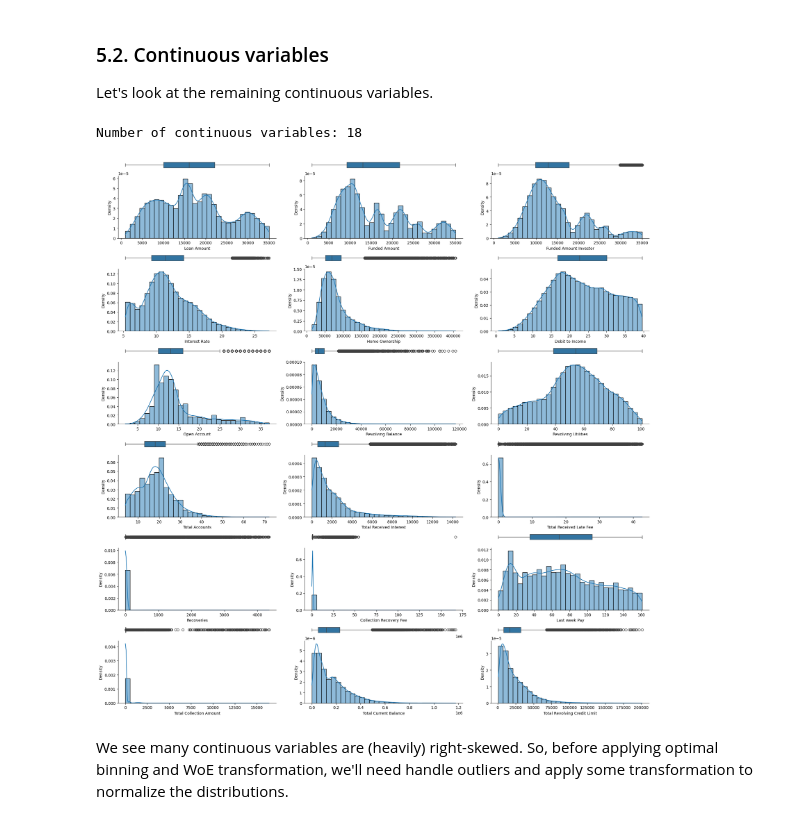
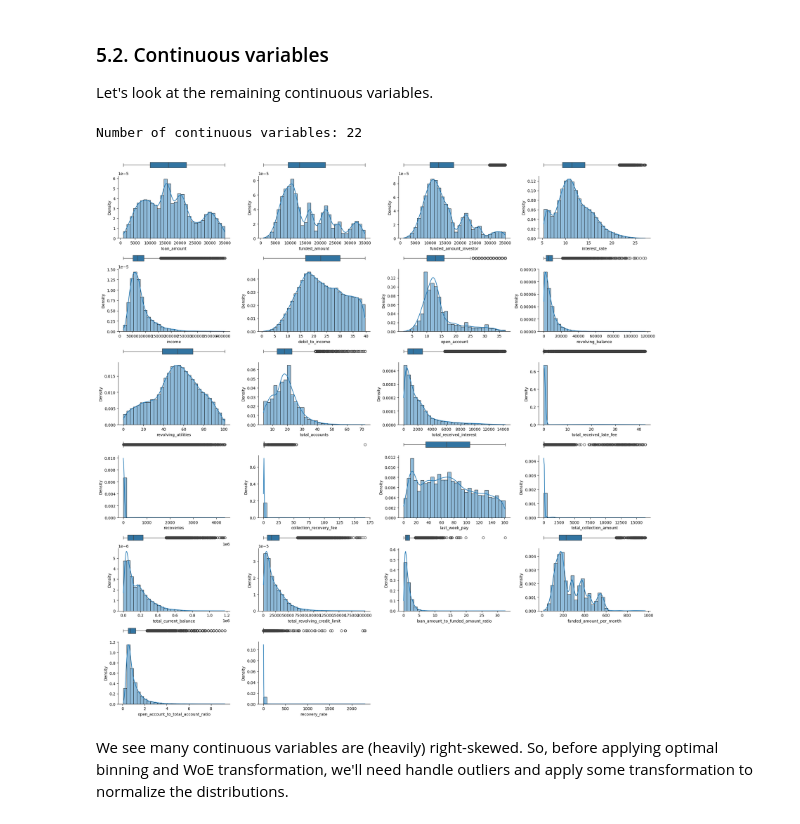
Before and after one commit to MiaHenstridge/bank_loan_defaulter_prediction_deloitte_hackathon, a Jupyter notebook: final_project_data_transformation.ipynb, the cells around one changed output. Saved outputs shown, nothing was run; the diff lists cells and outputs as text; code cells hidden in the pictures.

```diff
--- a/final_project_data_transformation.ipynb
+++ b/final_project_data_transformation.ipynb
@@ -81,0 +95,8 @@ Brief description of columns:
+# %%
+df = df.rename(columns={'Home Ownership': 'Income', 'Employment Duration': 'Home Ownership'})
+# %%
+# let's also convert the variable names to lowercase snake case
+var_names_new = [var.lower().replace('- ', '').replace(' ', '_') for var in df.columns]
+df.columns = var_names_new
+
+df.head()
@@ -130,9 +167,9 @@ df.describe(include='all').T
 # %%
 # let's separate the data into target and variables
-target = 'Loan Status'
+target = 'loan_status'
 
 y = df[target]
-X = df[[var for var in df.columns if var not in [target, 'ID']]]
+X = df[[var for var in df.columns if var not in [target, 'id']]]
 # %%
 X.shape, y.shape
 # %% [output]
@@ -195,0 +237,17 @@ Good thing that our dataset does not have any duplicated variables.
+# %%
+# loan amount to funded amount ratio
+X['loan_amount_to_funded_amount_ratio'] = X['loan_amount'] / X['funded_amount']
+# funded amount per month
+X['funded_amount_per_month'] = X['funded_amount'] / X['term']
+# open account to total account ratio
+X['open_account_to_total_account_ratio'] = X['open_account'] / X['total_accounts']
+# recovery rate
+X['recovery_rate'] = X['recoveries'] / X['total_collection_amount']
+# any inquries in last six months
+X['any_inquiries_six_month'] = (X['inquires_six_months'] > 0).astype(int)
+# any delinquency last 2 years
+X['any_delinquency_two_years'] = (X['delinquency_two_years'] > 0).astype(int)
+# sub grade (extract the number part only)
+X['sub_grade'] = X['sub_grade'].apply(lambda x: x[-1]).astype(int)
+# batch number (extract the number part only)
+X['batch_enrolled'] = X['batch_enrolled'].apply(lambda x: x[3:])
@@ -579,44 +654,46 @@ continuous_num_vars = [var for var in numerical_vars if var not in discrete_num_
 
 print('Number of continuous variables:', len(continuous_num_vars))
 # %% [output]
-Number of continuous variables: 18
+Number of continuous variables: 22
 # %%
 # let's look at the distribution of these variables
-fig, ax = plt.subplots(nrows=6, ncols=3, figsize=(20, 20))
+fig, ax = plt.subplots(nrows=6, ncols=4, figsize=(20, 20))
 ax = ax.ravel()
+fig.delaxes(ax[-1])
+fig.delaxes(ax[-2])
 
 for i, var in enumerate(continuous_num_vars):
     # Turn off the visible axes in the main subplot
     ax[i].set_visible(False)
     # Create the nested subplots within each cell of the main grid
     gs = ax[i].get_subplotspec().subgridspec(2, 1, height_ratios=[.1, .9])
 
     # Create boxplot in the first nested subplot, share the x-axis with the histogram
     ax_box = fig.add_subplot(gs[0], sharex=ax[i])
     sns.boxplot(x=X[var], ax=ax_box)
 
     # turn off all the ticks on the axes of the box plot
     ax_box.tick_params(left=False, bottom=False)
     # turn off the title on the box plot
     ax_box.set_xlabel('')
     # turn off all spines (edges) around the box plot
     sns.despine(ax=ax_box, left=True, top=True, right=True, bottom=True)
 
     # Create histogram in the second nested subplot, share x-axis with the boxplot
     ax_hist = fig.add_subplot(gs[1], sharex=ax_box)
     sns.histplot(x=X[var], bins=30, kde=True, stat='density', ax=ax_hist)
     # Remove x-axis ticks from the boxplot (to avoid double labels)
     plt.setp(ax_box.get_xticklabels(), visible=False)
 
     # Remove extra spines
     sns.despine(ax=ax_hist)
 
 # Increase distance between rows
 plt.subplots_adjust(hspace=2.0)  # Adjust this value as needed
 plt.tight_layout()
 plt.show()
 # %% [output]
-[figure, old version]
+[figure, new version]
 # %% [markdown]
 We see many continuous variables are (heavily) right-skewed. So, before applying optimal binning and WoE transformation, we'll need handle outliers and apply some transformation to normalize the distributions.
 # %%
```
Also changed, not shown: parts of 77 cells of this notebook, 8 other files.
